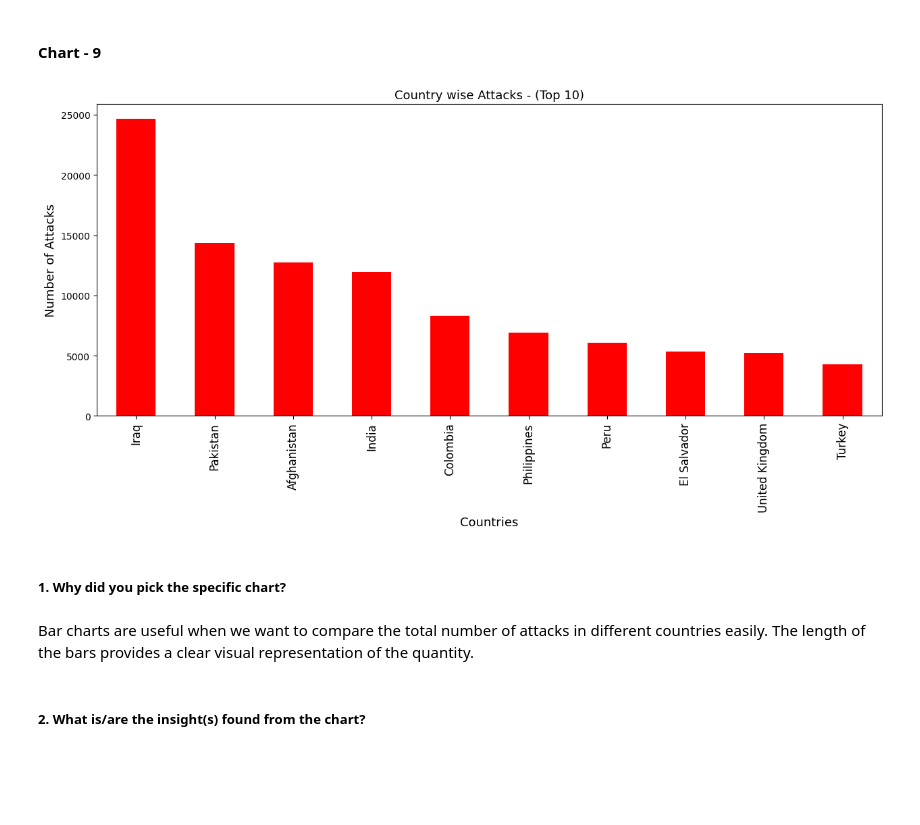
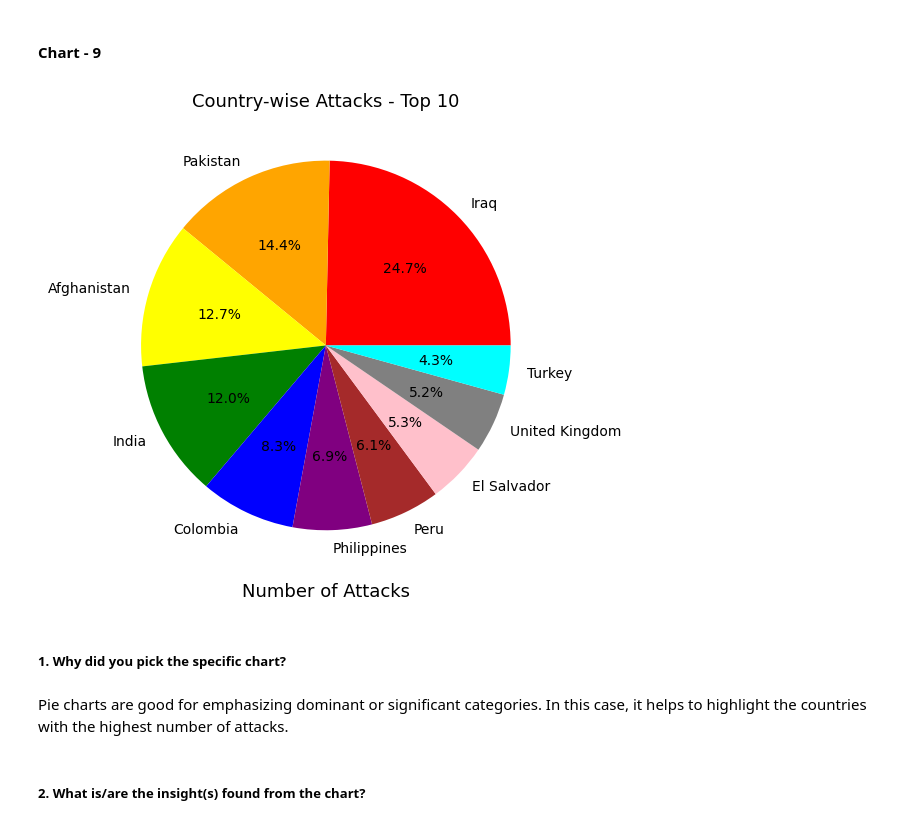
Before and after one commit to Amrit007-droid/Global-Terrorism-Dataset-EDA-, a Jupyter notebook: Global_Terrorism_Dataset_EDA_submission_.ipynb, the cells around one changed output. Saved outputs shown, nothing was run; the diff lists cells and outputs as text; code cells hidden in the pictures; blank space fills up the shorter version.

```diff
--- a/Global_Terrorism_Dataset_EDA_submission_.ipynb
+++ b/Global_Terrorism_Dataset_EDA_submission_.ipynb
@@ -897,18 +911,22 @@ Name: Country, dtype: int64
 #### Chart - 9
 # %%
 # Chart - 9 visualization code
-ct.plot(kind="bar",color="red",figsize=(15,6))
-plt.title("Country wise Attacks - (Top 10)",fontsize=13)
-plt.xlabel("Countries",fontsize=13)
-plt.xticks(fontsize=12)
-plt.ylabel("Number of Attacks",fontsize=13)
+plt.figure(figsize=(15, 6))
+ct.plot(kind="pie", autopct='%1.1f%%', colors=["red", "orange", "yellow", "green", "blue", "purple", "brown", "pink", "gray", "cyan"])
+
+# Adding title and labels
+plt.title("Country-wise Attacks - Top 10", fontsize=13)
+plt.xlabel("Number of Attacks", fontsize=13)
+plt.ylabel("")  # Empty ylabel for better aesthetics
+
+# Display the chart
 plt.show()
 # %% [output]
-[figure, old version]
+[figure, new version]
 # %% [markdown]
 ##### 1. Why did you pick the specific chart?
-# %% [markdown]
-Bar charts are useful when we want to compare the total number of attacks in different countries easily. The length of the bars provides a clear visual representation of the quantity.
+# %% [markdown]
+Pie charts are good for emphasizing dominant or significant categories. In this case, it helps to highlight the countries with the highest number of attacks.
 # %% [markdown]
 ##### 2. What is/are the insight(s) found from the chart?
 # %% [markdown]
```
Also changed, not shown: parts of 8 cells of this notebook.
